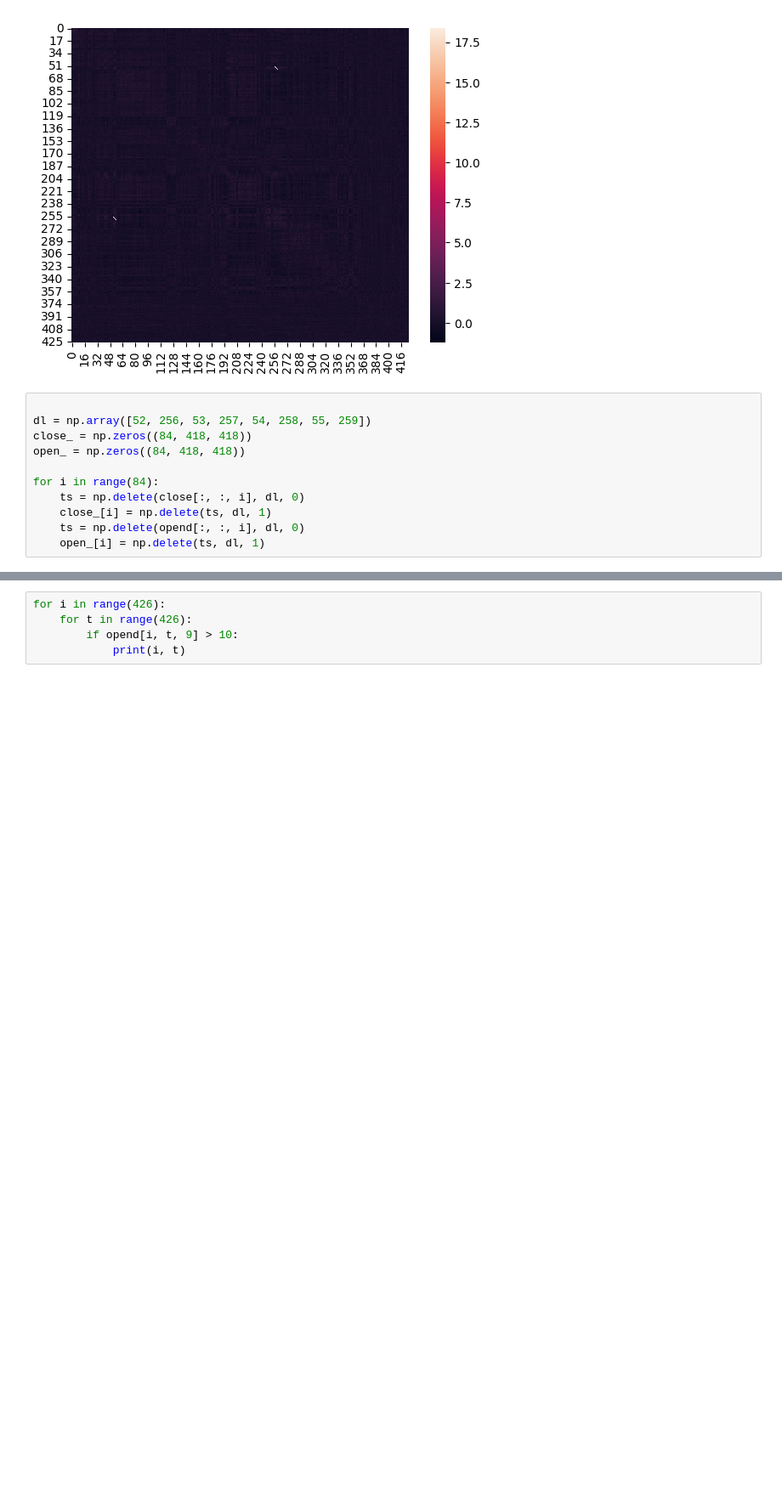
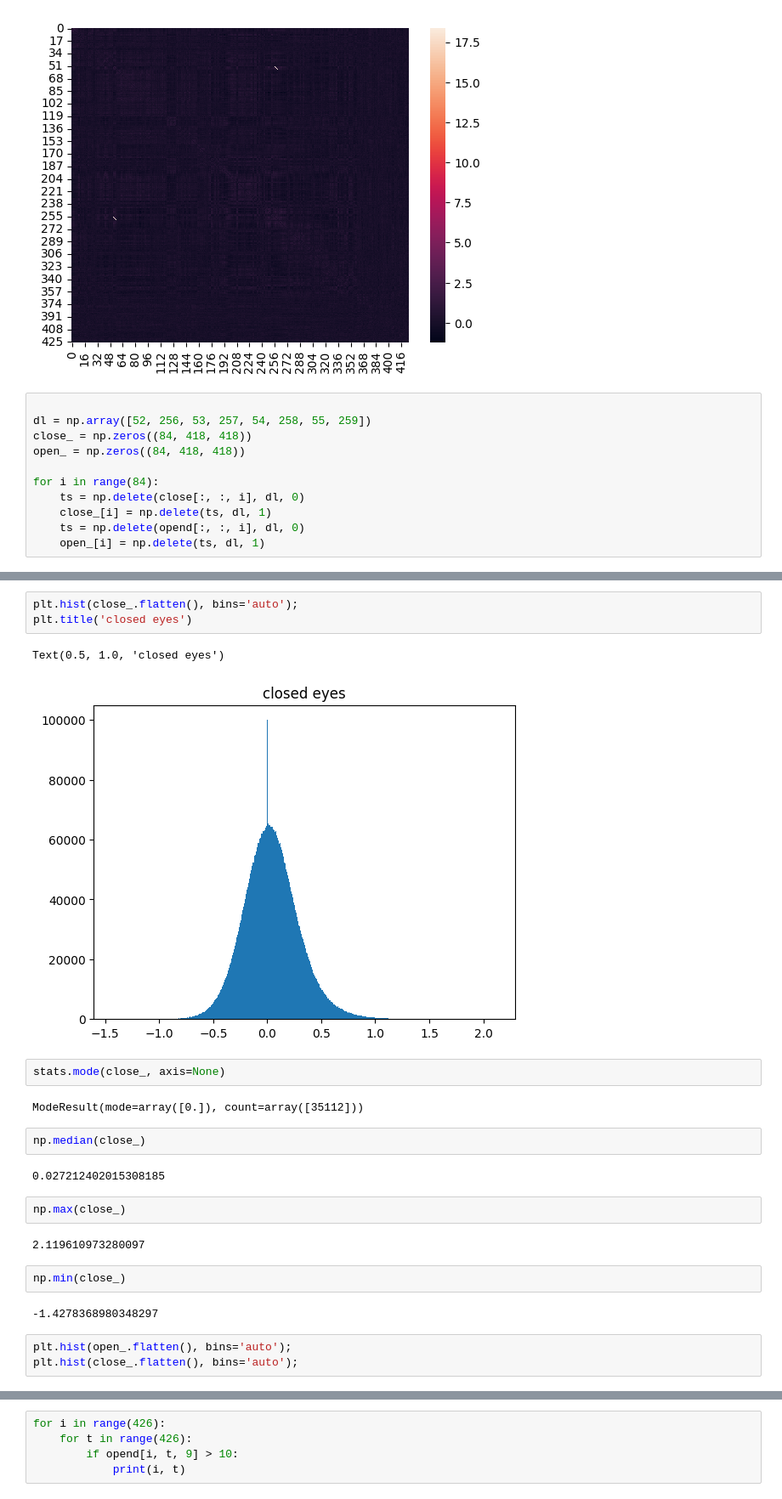
Before and after one commit to myxa/Open_Close_GNN, a Jupyter notebook: notebooks/classic_ml.ipynb, the cells around one changed output, grey strips where cells are left out. Shown at 85% size. Drawn from its saved outputs; the diff is of its cells as text; blank space fills up the shorter version.

```diff
--- a/notebooks/classic_ml.ipynb
+++ b/notebooks/classic_ml.ipynb
@@ -38,0 +69,25 @@ for i in range(84):
+# %%
+plt.hist(close_.flatten(), bins='auto');
+plt.title('closed eyes')
+# %% [output]
+Text(0.5, 1.0, 'closed eyes')
+[figure, added]
+# %%
+stats.mode(close_, axis=None)
+# %% [output]
+ModeResult(mode=array([0.]), count=array([35112]))
+# %%
+np.median(close_)
+# %% [output]
+0.027212402015308185
+# %%
+np.max(close_)
+# %% [output]
+2.119610973280097
+# %%
+np.min(close_)
+# %% [output]
+-1.4278368980348297
+# %%
+plt.hist(open_.flatten(), bins='auto');
+plt.hist(close_.flatten(), bins='auto');
```
Also changed, not shown: parts of 21 cells of this notebook, 3 other files.
